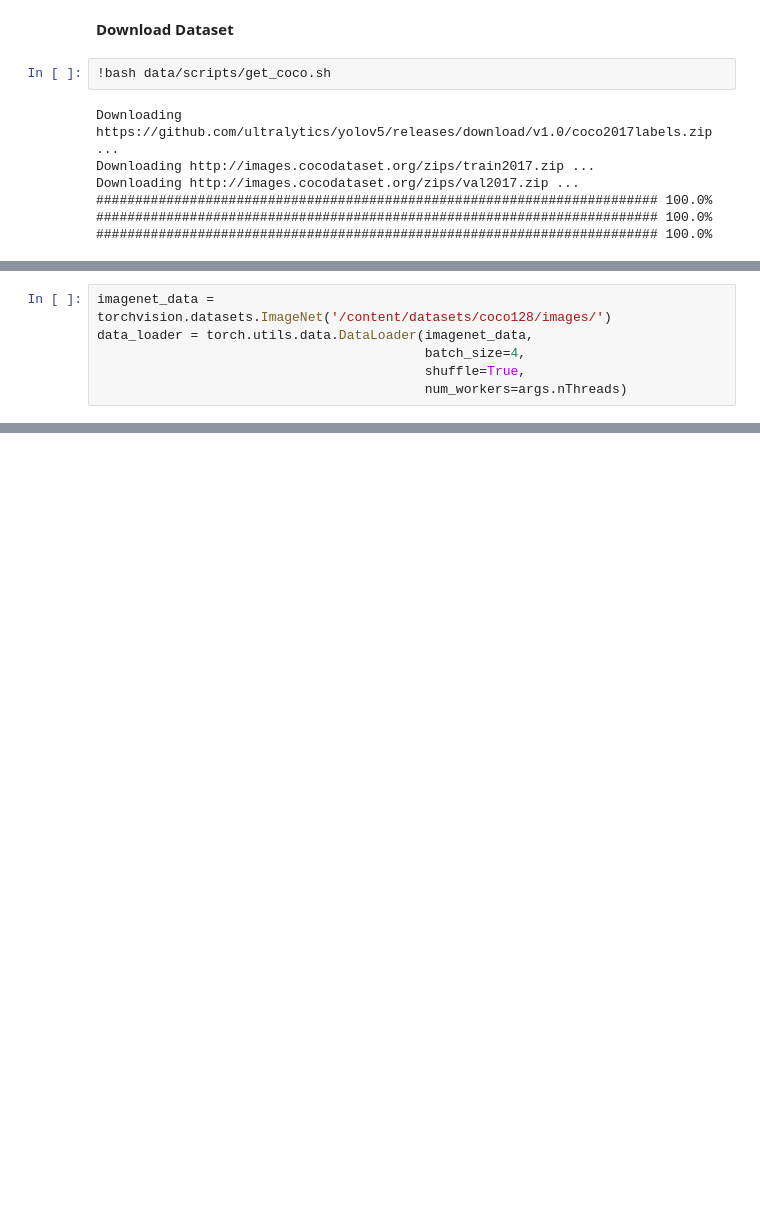
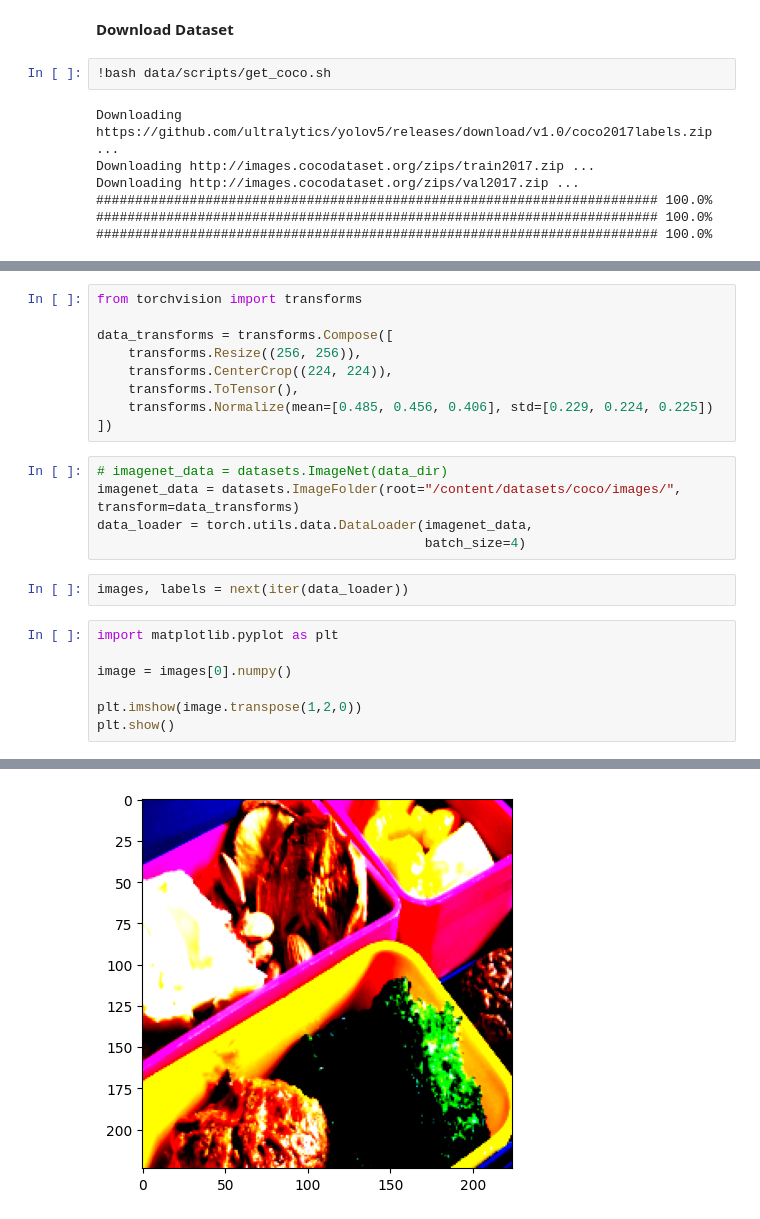
Before and after one commit to RKC3000/Object-Detection, a Jupyter notebook: 3_Day_Object_Detection_Challenge.ipynb, the cells around one changed output, grey strips where cells are left out. Saved outputs shown, nothing was run; the diff lists cells and outputs as text; blank space fills up the shorter version.

```diff
--- a/3_Day_Object_Detection_Challenge.ipynb
+++ b/3_Day_Object_Detection_Challenge.ipynb
@@ -71,6 +43,24 @@ NameError: ignored
+# %%
+from torchvision import transforms
+
+data_transforms = transforms.Compose([
+    transforms.Resize((256, 256)),
+    transforms.CenterCrop((224, 224)),
+    transforms.ToTensor(),
+    transforms.Normalize(mean=[0.485, 0.456, 0.406], std=[0.229, 0.224, 0.225])
+])
 # %%
-imagenet_data = torchvision.datasets.ImageNet('/content/datasets/coco128/images/')
+# imagenet_data = datasets.ImageNet(data_dir)
+imagenet_data = datasets.ImageFolder(root="/content/datasets/coco/images/", transform=data_transforms)
 data_loader = torch.utils.data.DataLoader(imagenet_data,
-                                          batch_size=4,
-                                          shuffle=True,
-                                          num_workers=args.nThreads)
+                                          batch_size=4)
+# %%
+images, labels = next(iter(data_loader))
+# %%
+import matplotlib.pyplot as plt
+
+image = images[0].numpy()
+
+plt.imshow(image.transpose(1,2,0))
+plt.show()
+# %% [output]
@@ -76,0 +68 @@ data_loader = torch.utils.data.DataLoader(imagenet_data,
+[figure, added]
```
Also changed, not shown: parts of 10 cells of this notebook.
